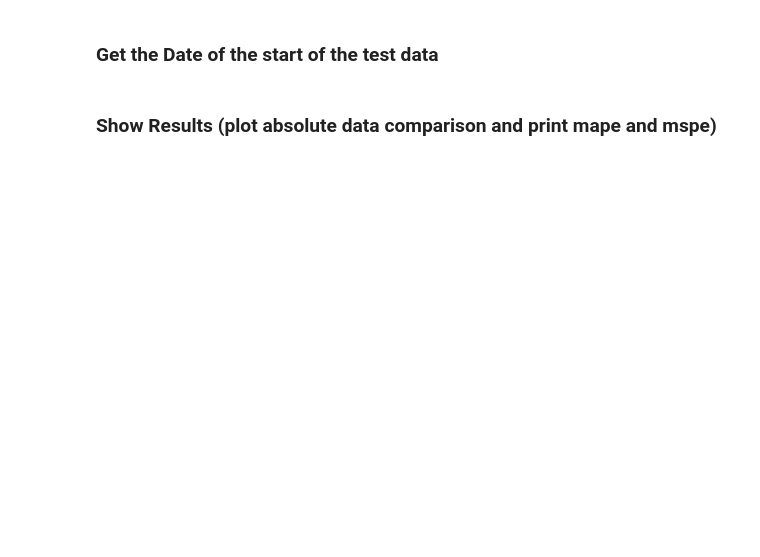
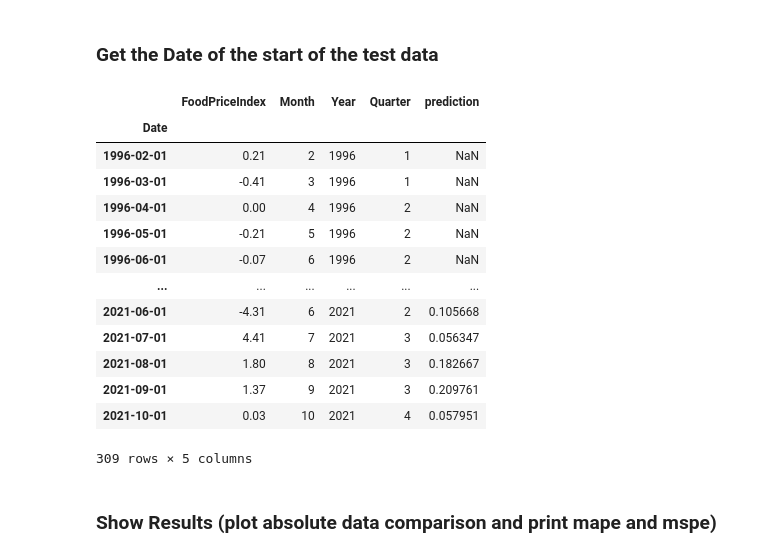
Before and after one commit to TechLabs-Ruhr/Food-price-forecast, a Jupyter notebook: Datasets/Pipeline_FoodPrice.ipynb, the cells around one changed output. Drawn from its saved outputs; the diff is of its cells as text; code cells hidden in the pictures; blank space fills up the shorter version.

```diff
--- a/Datasets/Pipeline_FoodPrice.ipynb
+++ b/Datasets/Pipeline_FoodPrice.ipynb
@@ -945,5 +926,22 @@ See the caveats in the documentation: https://pandas.pydata.org/pandas-docs/stab
 # %% [markdown]
 ### Get the Date of the start of the test data
+# %%
+df
+# %% [output]
+|  | FoodPriceIndex | Month | Year | Quarter | prediction |
+| Date |  |  |  |  |  |
+| 1996-02-01 | 0.21 | 2 | 1996 | 1 | NaN |
+| 1996-03-01 | -0.41 | 3 | 1996 | 1 | NaN |
+| 1996-04-01 | 0.00 | 4 | 1996 | 2 | NaN |
+| 1996-05-01 | -0.21 | 5 | 1996 | 2 | NaN |
+| 1996-06-01 | -0.07 | 6 | 1996 | 2 | NaN |
+| ... | ... | ... | ... | ... | ... |
+| 2021-06-01 | -4.31 | 6 | 2021 | 2 | 0.105668 |
+| 2021-07-01 | 4.41 | 7 | 2021 | 3 | 0.056347 |
+| 2021-08-01 | 1.80 | 8 | 2021 | 3 | 0.182667 |
+| 2021-09-01 | 1.37 | 9 | 2021 | 3 | 0.209761 |
+| 2021-10-01 | 0.03 | 10 | 2021 | 4 | 0.057951 |
+309 rows × 5 columns
 # %%
 row_ind, col_ind = np.where(df.isna())          #training ends where last value of prediction is NaN
 start_of_test = np.max(row_ind) + 1
```
Also changed, not shown: parts of 15 cells of this notebook.
